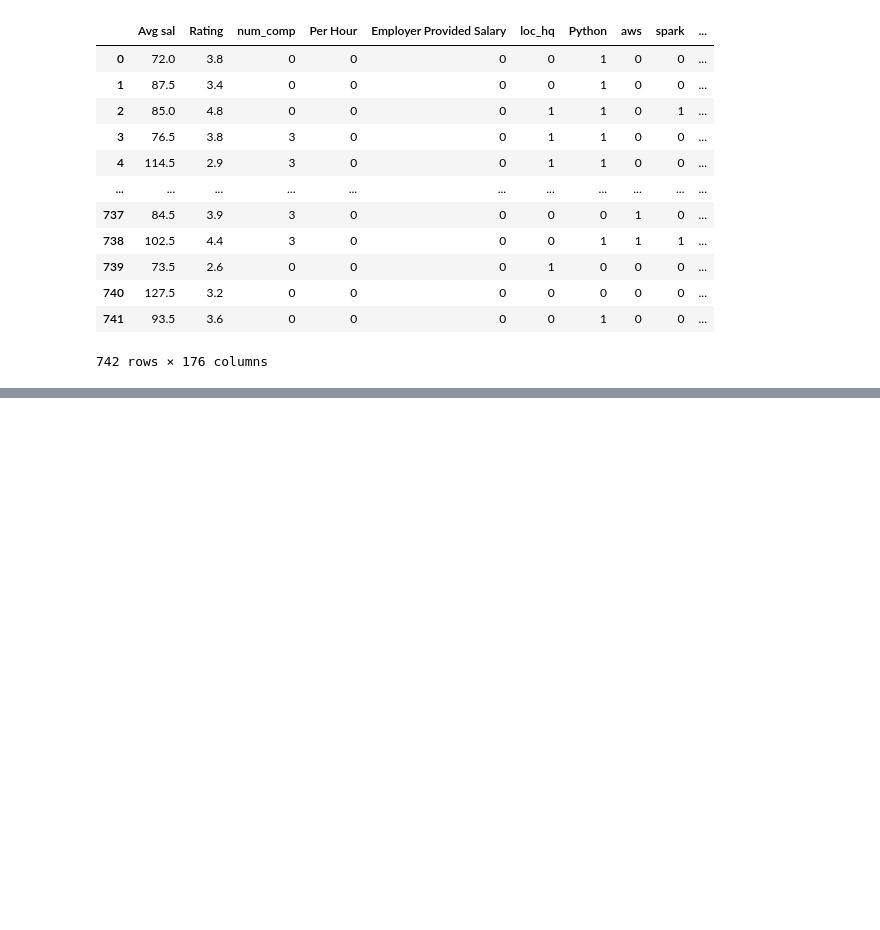
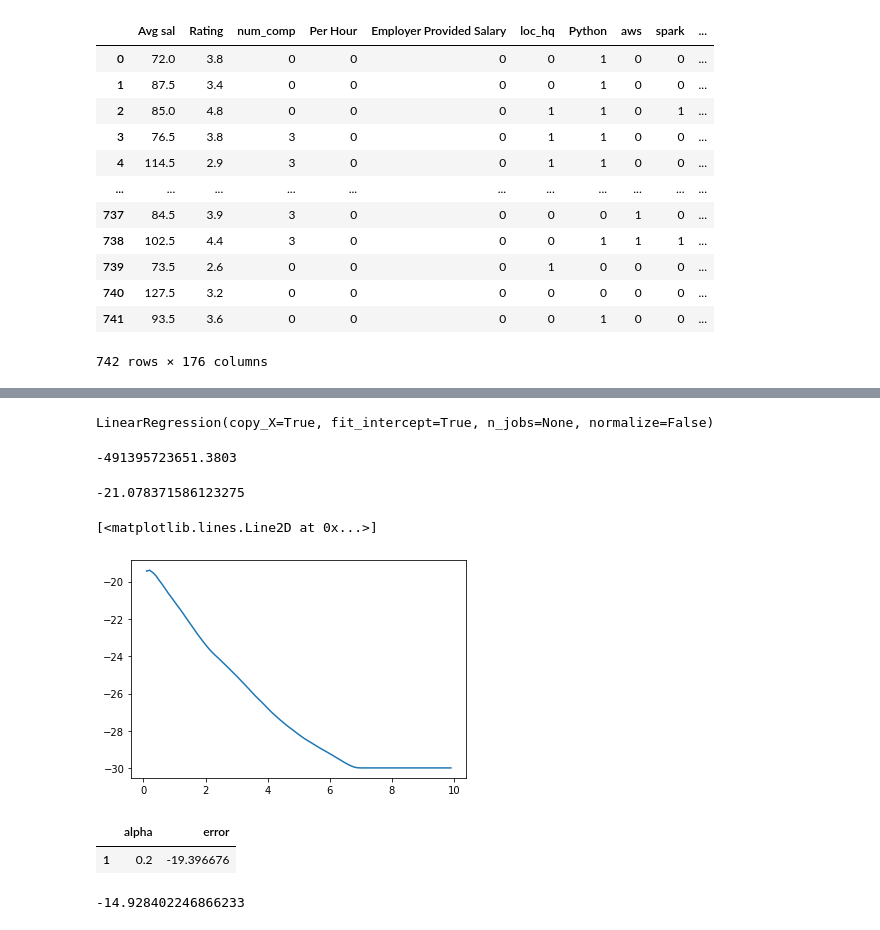
Before and after one commit to AnkitDimri/DS-project-glassdoor_jobs, a Jupyter notebook: model_building_GD.ipynb, the cells around one changed output, grey strips where cells are left out. Saved outputs shown, nothing was run; the diff lists cells and outputs as text; code cells hidden in the pictures; blank space fills up the shorter version.

Commit message:
model built

```diff
--- a/model_building_GD.ipynb
+++ b/model_building_GD.ipynb
@@ -61,0 +105,28 @@ X_train, X_test, Y_train, Y_test = train_test_split (x, y, test_size = 0.2, rand
+# %%
+lm = LinearRegression ()
+lm.fit (X_train, Y_train)
+# %% [output]
+LinearRegression(copy_X=True, fit_intercept=True, n_jobs=None, normalize=False)
+# %%
+from sklearn.model_selection import cross_val_score
+np.mean (cross_val_score (lm, X_train, Y_train, scoring = 'neg_mean_absolute_error', cv = 3))
+# %% [output]
+-491395723651.3803
+# %%
+lm_l = Lasso ()
+np.mean (cross_val_score (lm_l, X_train, Y_train, scoring = 'neg_mean_absolute_error', cv = 3))
+# %% [output]
+-21.078371586123275
+# %%
+alpha = []
+error = []
+
+for i in range (1, 100):
+    alpha.append(i/10)
+    lml = Lasso (alpha = (i/10))
+    error.append (np.mean (cross_val_score (lml, X_train, Y_train, scoring = 'neg_mean_absolute_error', cv = 3)))
+
+plt.plot (alpha, error)
+# %% [output]
+[<matplotlib.lines.Line2D at 0x...>]
+[figure, added]
@@ -61,0 +135,6 @@ X_train, X_test, Y_train, Y_test = train_test_split (x, y, test_size = 0.2, rand
+# %%
+df_err = pd.DataFrame (err, columns = ['alpha', 'error'])
+df_err [df_err.error == max (df_err.error)]
+# %% [output]
+|  | alpha | error |
+| 1 | 0.2 | -19.396676 |
@@ -61,0 +143,5 @@ X_train, X_test, Y_train, Y_test = train_test_split (x, y, test_size = 0.2, rand
+# %%
+rf = RandomForestRegressor ()
+np.mean (cross_val_score (rf, X_train, Y_train, scoring = 'neg_mean_absolute_error', cv = 3))
+# %% [output]
+-14.928402246866233
```
Also changed, not shown: parts of 12 cells of this notebook.
